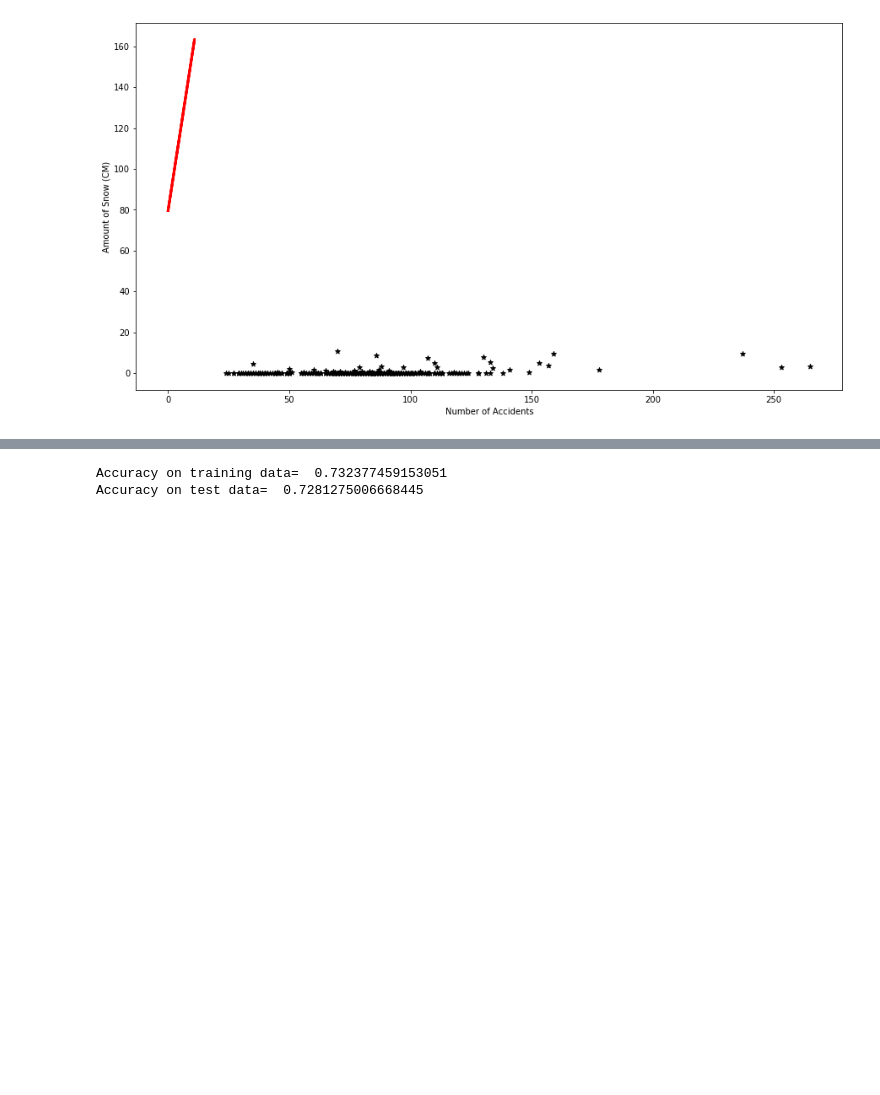
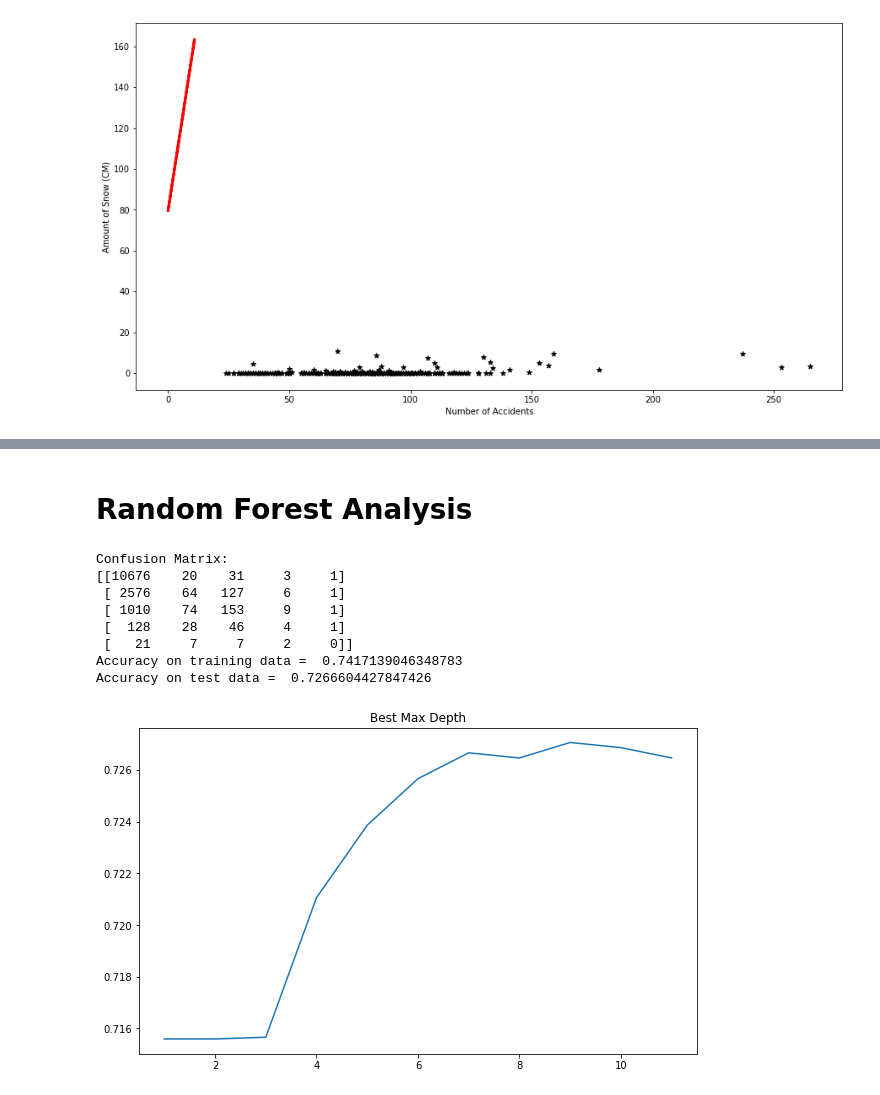
Before and after one commit to ckyle25/dSFinalProject2020, a Jupyter notebook: Automobile Accidents.ipynb, the cells around one changed output, grey strips where cells are left out. Saved outputs shown, nothing was run; the diff lists cells and outputs as text; code cells hidden in the pictures; blank space fills up the shorter version.

```diff
--- a/Automobile Accidents.ipynb
+++ b/Automobile Accidents.ipynb
@@ -227,10 +234,3 @@ OLS Regression Results
 | Kurtosis: | 6.148 | Cond. No. | 34.5 |
 Warnings:
 [1] Standard Errors assume that the covariance matrix of the errors is correctly specified.
-# %%
-def splitData(features):
-    severityPredictors = saltLakeAccidents[features].values
-    severityLabels = saltLakeAccidents["CRASH_SEVERITY_ID"].values
-
-    xTrain, xTest, yTrain, yTest = train_test_split(severityPredictors, severityLabels, test_size=0.5)
-    return xTrain, xTest, yTrain, yTest
@@ -333,15 +327,40 @@ Accuracy on test data =  0.7284609229127768
-# %%
-from sklearn.ensemble import RandomForestClassifier
-
-forest =  RandomForestClassifier(bootstrap=True, n_estimators=300)
-
-trainedForest = forest.fit(xTrain, yTrain)
-
-yPredTrain = trainedForest.predict(xTrain)
-print('Accuracy on training data= ', metrics.accuracy_score(y_true = yTrain, y_pred = yPredTrain))
-
-yPred = trainedForest.predict(xTest)
-print('Accuracy on test data= ', metrics.accuracy_score(y_true = yTest, y_pred = yPred))
-# %% [output]
-Accuracy on training data=  0.732377459153051
-Accuracy on test data=  0.7281275006668445
+# %% [markdown]
+# Random Forest Analysis
+# %%
+xTrain, xTest, yTrain, yTest = splitData(allFeatures)
+# fit the tree with the traing data
+randomForest = RandomForestClassifier(bootstrap=True, n_estimators=500, max_depth=10)
+trainedForest = randomForest.fit(xTrain, yTrain)
+
+# predict with the training data
+yPredictTrain = trainedForest.predict(xTrain)
+# predict with the test data
+yPredict = trainedForest.predict(xTest)
+# measure accuracy
+print('Confusion Matrix:')
+print(metrics.confusion_matrix(y_true = yTest, y_pred = yPredict))
+print('Accuracy on training data = ', metrics.accuracy_score(y_true = yTrain, y_pred = yPredictTrain))
+# measure accuracy
+print('Accuracy on test data = ', metrics.accuracy_score(y_true = yTest, y_pred = yPredict))
+Cs = np.arange(1,12)
+Accuracies = np.zeros(Cs.shape[0])
+for i,C in enumerate(Cs):
+    crossTree = RandomForestClassifier(bootstrap=True, n_estimators=500,max_depth=C)
+    treeCrossModel = crossTree.fit(xTrain, yTrain)
+    scores = cross_val_score(estimator = treeCrossModel, X = xTest, y = yTest, cv=5, scoring='accuracy')
+    Accuracies[i]  = scores.mean()
+plt.plot(Cs,Accuracies)
+plt.title('Best Max Depth')
+plt.show()
+
+# renderTree(decisionTree, allFeatures)
+# %% [output]
+Confusion Matrix:
+[[10676    20    31     3     1]
+ [ 2576    64   127     6     1]
+ [ 1010    74   153     9     1]
+ [  128    28    46     4     1]
+ [   21     7     7     2     0]]
+Accuracy on training data =  0.7417139046348783
+Accuracy on test data =  0.7266604427847426
+[figure, added]
```
Also changed, not shown: parts of 23 cells of this notebook, 2 other files.
